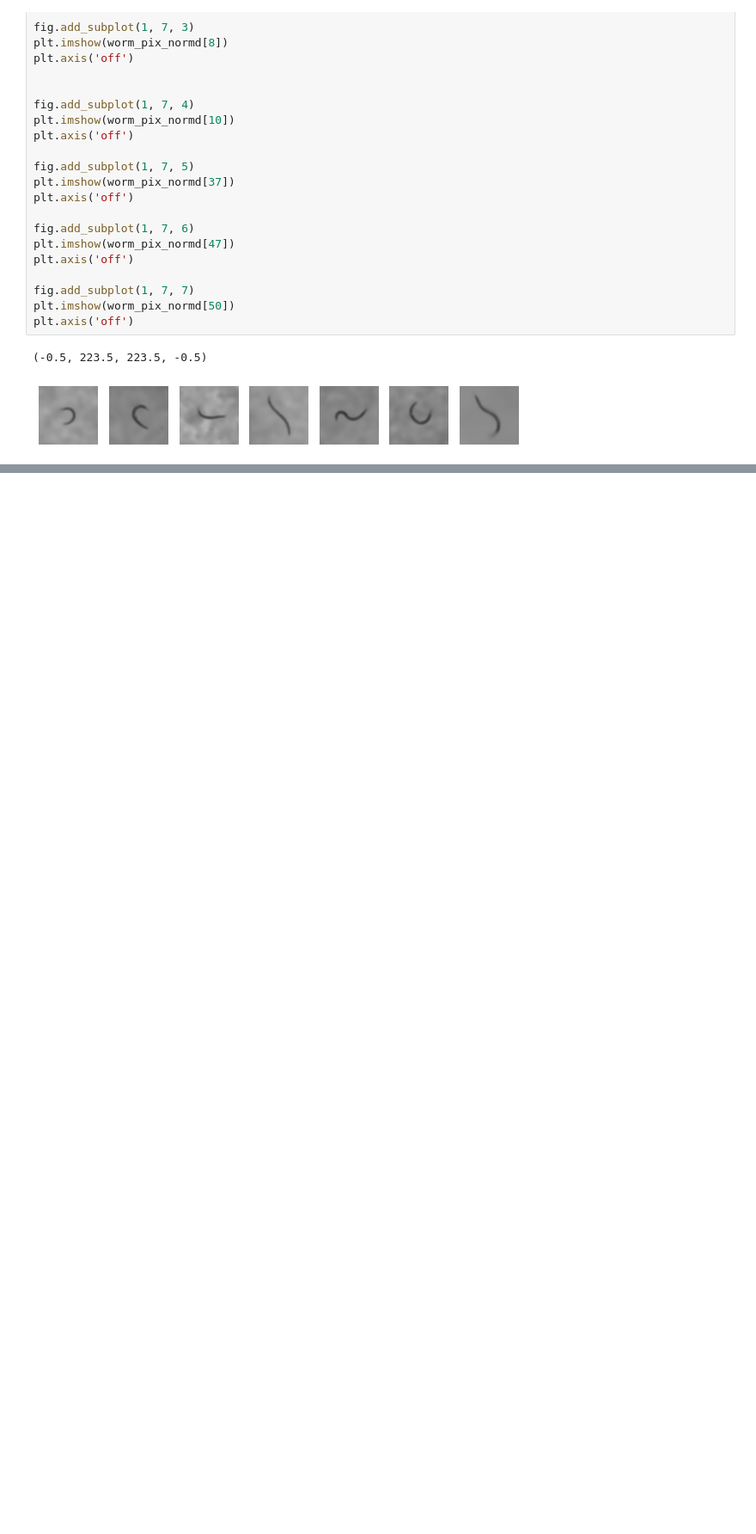
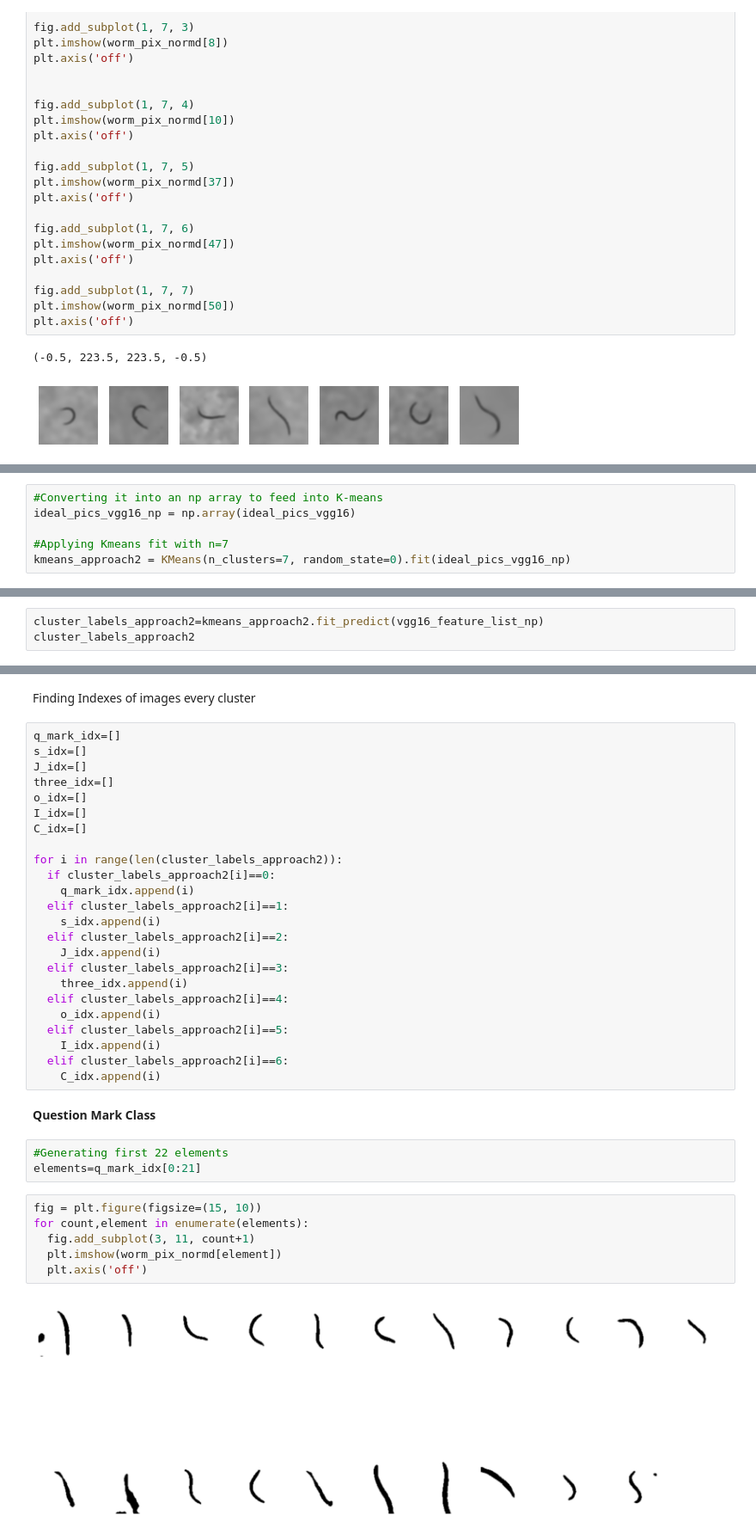
Before and after one commit to CaptainOmerica/My-Projects, a Jupyter notebook: Semi_Supervised_Clustering.ipynb, the cells around one changed output, grey strips where cells are left out. Shown: that part at 86% size. Drawn from its saved outputs; the diff is of its cells as text; blank space fills up the shorter version.

```diff
--- a/Semi_Supervised_Clustering.ipynb
+++ b/Semi_Supervised_Clustering.ipynb
@@ -501,0 +553,6 @@ plt.axis('off')
+# %%
+#Converting it into an np array to feed into K-means
+ideal_pics_vgg16_np = np.array(ideal_pics_vgg16)
+
+#Applying Kmeans fit with n=7
+kmeans_approach2 = KMeans(n_clusters=7, random_state=0).fit(ideal_pics_vgg16_np)
@@ -501,0 +561,3 @@ plt.axis('off')
+# %%
+cluster_labels_approach2=kmeans_approach2.fit_predict(vgg16_feature_list_np)
+cluster_labels_approach2
@@ -501,0 +582,39 @@ plt.axis('off')
+# %% [markdown]
+Finding Indexes of images every cluster
+# %%
+q_mark_idx=[]
+s_idx=[]
+J_idx=[]
+three_idx=[]
+o_idx=[]
+I_idx=[]
+C_idx=[]
+
+for i in range(len(cluster_labels_approach2)):
+  if cluster_labels_approach2[i]==0:
+    q_mark_idx.append(i)
+  elif cluster_labels_approach2[i]==1:
+    s_idx.append(i)
+  elif cluster_labels_approach2[i]==2:
+    J_idx.append(i)
+  elif cluster_labels_approach2[i]==3:
+    three_idx.append(i)
+  elif cluster_labels_approach2[i]==4:
+    o_idx.append(i)
+  elif cluster_labels_approach2[i]==5:
+    I_idx.append(i)
+  elif cluster_labels_approach2[i]==6:
+    C_idx.append(i)
+# %% [markdown]
+**Question Mark Class**
+# %%
+#Generating first 22 elements
+elements=q_mark_idx[0:21]
+# %%
+fig = plt.figure(figsize=(15, 10))
+for count,element in enumerate(elements):
+  fig.add_subplot(3, 11, count+1)
+  plt.imshow(worm_pix_normd[element])
+  plt.axis('off')
+# %% [output]
+[figure, added]
```
Also changed, not shown: parts of 39 cells of this notebook.
